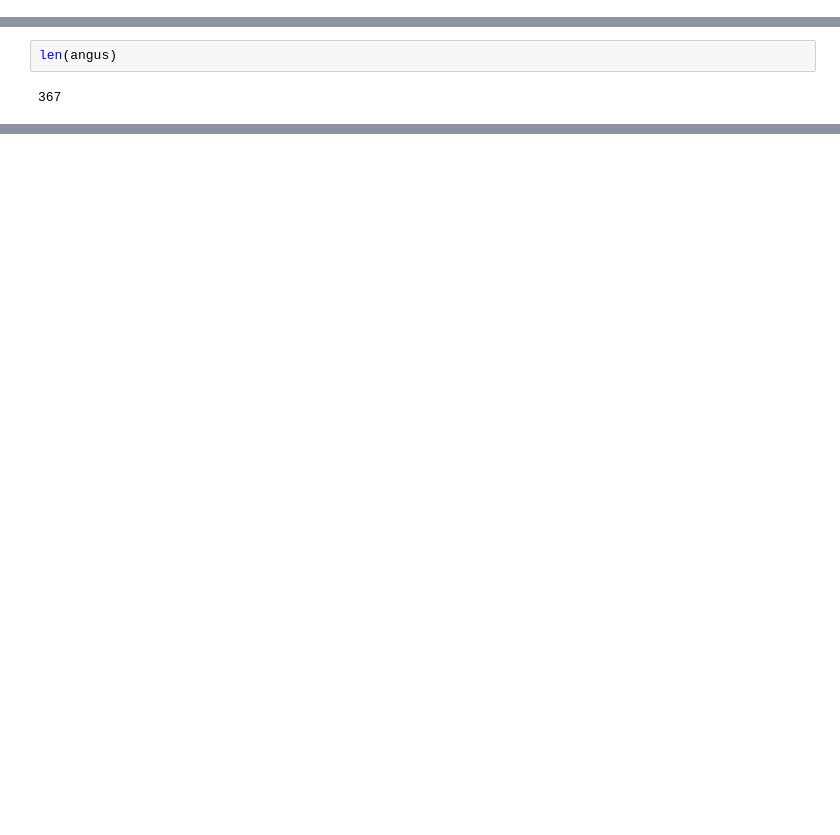
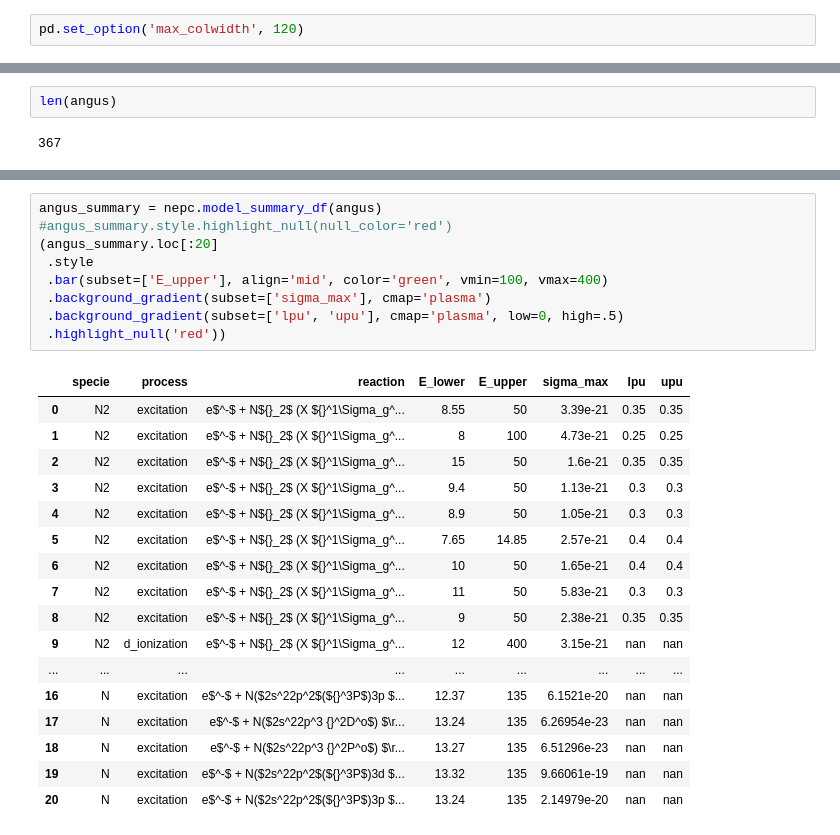
Before and after one commit to USNavalResearchLaboratory/nepc, a Jupyter notebook: examples/eda.ipynb, the cells around one changed output, grey strips where cells are left out. Drawn from its saved outputs; the diff is of its cells as text; blank space fills up the shorter version.

```diff
--- a/examples/eda.ipynb
+++ b/examples/eda.ipynb
@@ -7,2 +8,4 @@ import pandas as pd
+# %%
+pd.set_option('max_colwidth', 120)
 # %%
 cnx, cursor = nepc.connect(local=True)
@@ -120 +97,28 @@ species
+# %%
+angus_summary = nepc.model_summary_df(angus)
+#angus_summary.style.highlight_null(null_color='red')
+(angus_summary.loc[:20]
+ .style
+ .bar(subset=['E_upper'], align='mid', color='green', vmin=100, vmax=400)
+ .background_gradient(subset=['sigma_max'], cmap='plasma')
+ .background_gradient(subset=['lpu', 'upu'], cmap='plasma', low=0, high=.5)
+ .highlight_null('red'))
+# %% [output]
+|  | specie | process | reaction | E_lower | E_upper | sigma_max | lpu | upu |
+| 0 | N2 | excitation | e$^-$ + N${}_2$ (X ${}^1\Sigma_g^... | 8.55 | 50 | 3.39e-21 | 0.35 | 0.35 |
+| 1 | N2 | excitation | e$^-$ + N${}_2$ (X ${}^1\Sigma_g^... | 8 | 100 | 4.73e-21 | 0.25 | 0.25 |
+| 2 | N2 | excitation | e$^-$ + N${}_2$ (X ${}^1\Sigma_g^... | 15 | 50 | 1.6e-21 | 0.35 | 0.35 |
+| 3 | N2 | excitation | e$^-$ + N${}_2$ (X ${}^1\Sigma_g^... | 9.4 | 50 | 1.13e-21 | 0.3 | 0.3 |
+| 4 | N2 | excitation | e$^-$ + N${}_2$ (X ${}^1\Sigma_g^... | 8.9 | 50 | 1.05e-21 | 0.3 | 0.3 |
+| 5 | N2 | excitation | e$^-$ + N${}_2$ (X ${}^1\Sigma_g^... | 7.65 | 14.85 | 2.57e-21 | 0.4 | 0.4 |
+| 6 | N2 | excitation | e$^-$ + N${}_2$ (X ${}^1\Sigma_g^... | 10 | 50 | 1.65e-21 | 0.4 | 0.4 |
+| 7 | N2 | excitation | e$^-$ + N${}_2$ (X ${}^1\Sigma_g^... | 11 | 50 | 5.83e-21 | 0.3 | 0.3 |
+| 8 | N2 | excitation | e$^-$ + N${}_2$ (X ${}^1\Sigma_g^... | 9 | 50 | 2.38e-21 | 0.35 | 0.35 |
+| 9 | N2 | d_ionization | e$^-$ + N${}_2$ (X ${}^1\Sigma_g^... | 12 | 400 | 3.15e-21 | nan | nan |
+| ... | ... | ... | ... | ... | ... | ... | ... | ... |
+| 16 | N | excitation | e$^-$ + N($2s^22p^2$(${}^3P$)3p $... | 12.37 | 135 | 6.1521e-20 | nan | nan |
+| 17 | N | excitation | e$^-$ + N($2s^22p^3 {}^2D^o$) $\r... | 13.24 | 135 | 6.26954e-23 | nan | nan |
+| 18 | N | excitation | e$^-$ + N($2s^22p^3 {}^2P^o$) $\r... | 13.27 | 135 | 6.51296e-23 | nan | nan |
+| 19 | N | excitation | e$^-$ + N($2s^22p^2$(${}^3P$)3d $... | 13.32 | 135 | 9.66061e-19 | nan | nan |
+| 20 | N | excitation | e$^-$ + N($2s^22p^2$(${}^3P$)3p $... | 13.24 | 135 | 2.14979e-20 | nan | nan |
 # %%
```
Also changed, not shown: parts of 15 cells of this notebook, 11 other files.
